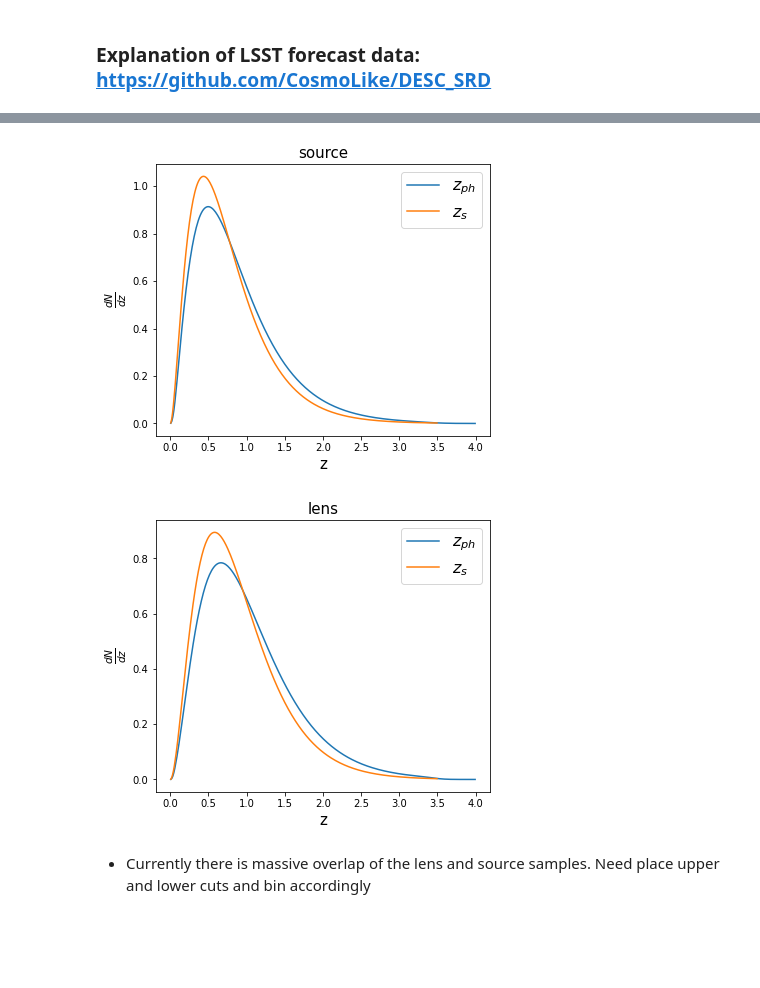
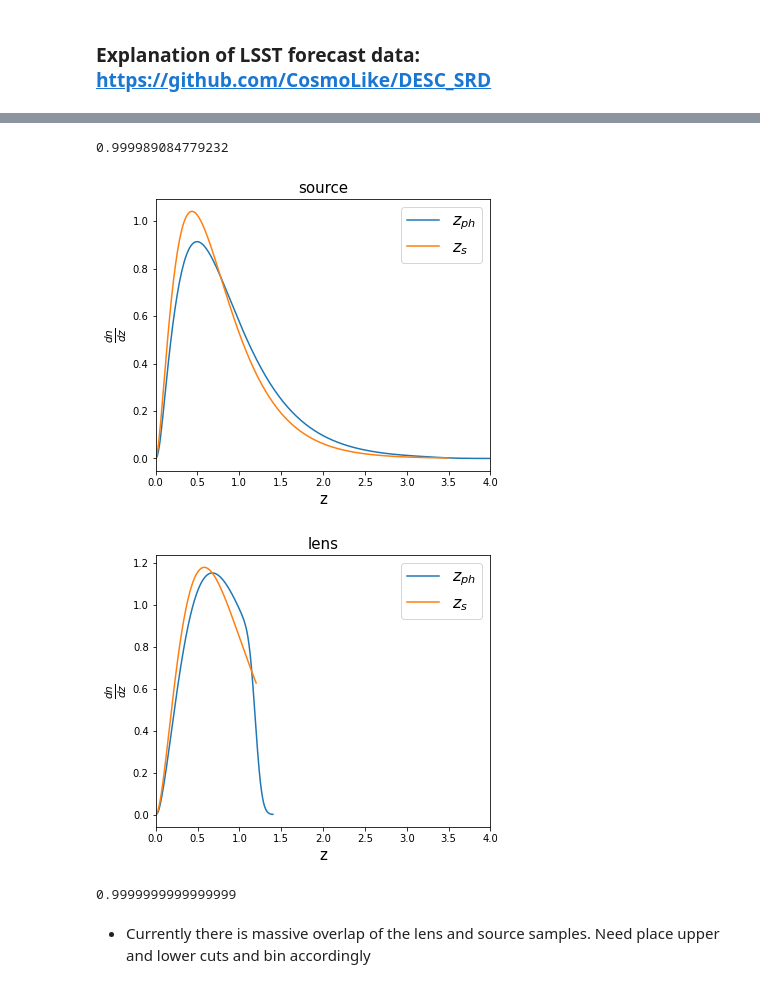
Before and after one commit to CMacM/IA_GGL, a Jupyter notebook: estimator_tests.ipynb, the cells around one changed output, grey strips where cells are left out. Drawn from its saved outputs; the diff is of its cells as text; code cells hidden in the pictures; blank space fills up the shorter version.

```diff
--- a/estimator_tests.ipynb
+++ b/estimator_tests.ipynb
@@ -226,19 +230,25 @@ pk_gM = halo.get_1D_power('gm', k_arr, plot_fig='y')
 # %%
-z_s, dNdz_s = spurious_george.get_dNdz_spec(gtype='source', year=1)
+z_s, dNdz_s, zseff = spurious_george.get_dndz_spec(gtype='source', year=1)
 
 norm = scipy.integrate.simps(dNdz_s, z_s)
-#print(norm)
+print(norm)
 
 norm_dNdz_s = dNdz_s / norm
 
 #print(norm_dNdz_s)
+# %% [output]
+0.999989084779232
 # %%
-Sz_ph, SdNdz_ph, Sp_zs_zph = spurious_george.get_dNdz_phot(gtype='source', year=1, plot_fig='y')
+Sz_ph, SdNdz_ph, Sp_zs_zph = spurious_george.get_dndz_phot(gtype='source', year=1, plot_fig='y')
 
-Lz_ph, LdNdz_ph, Lp_zs_zph = spurious_george.get_dNdz_phot(gtype='lens', year=1, plot_fig='y')
+Lz_ph, LdNdz_ph, Lp_zs_zph = spurious_george.get_dndz_phot(gtype='lens', year=1, plot_fig='y')
 # %% [output]
-[figure, old version]
+[figure, new version]
-[figure, old version]
+[figure, new version]
+# %%
+print(scipy.integrate.simps(LdNdz_ph, Lz_ph))
+# %% [output]
+0.9999999999999999
 # %% [markdown]
  - Currently there is massive overlap of the lens and source samples. Need place upper and lower cuts and bin accordingly
 # %% [markdown]
```
Also changed, not shown: parts of 26 cells of this notebook, 7 other files.
